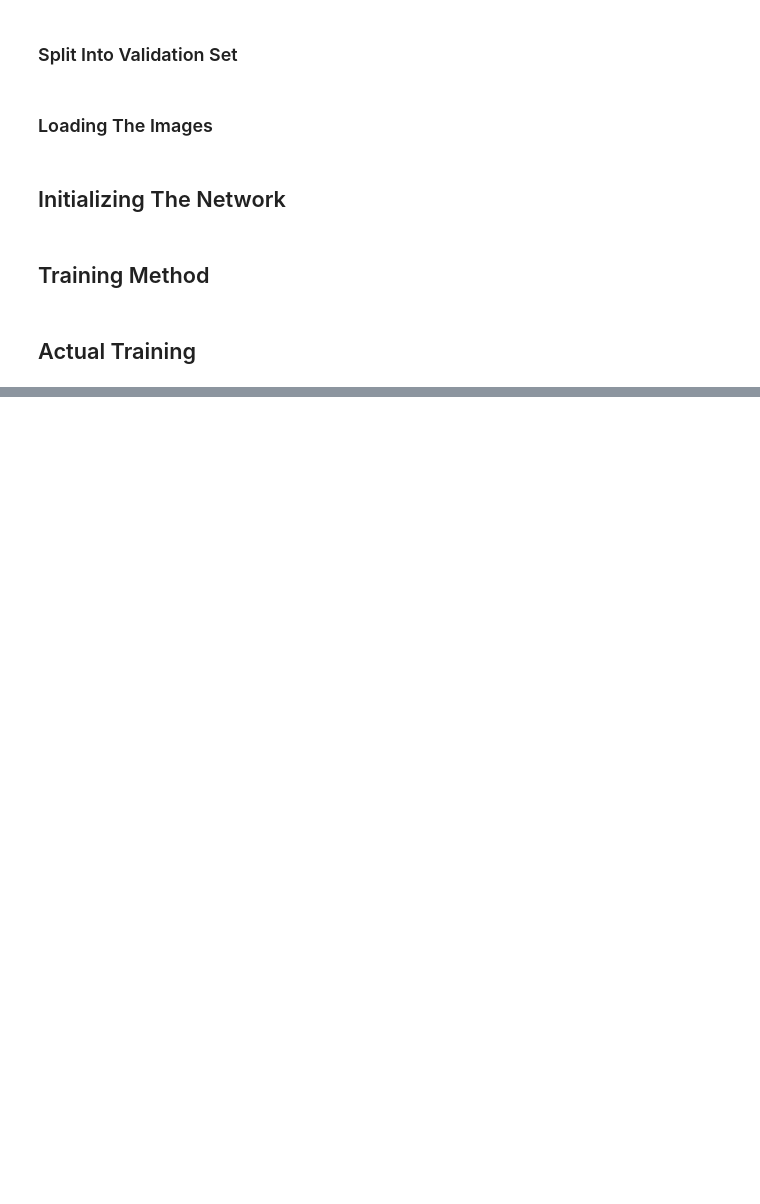
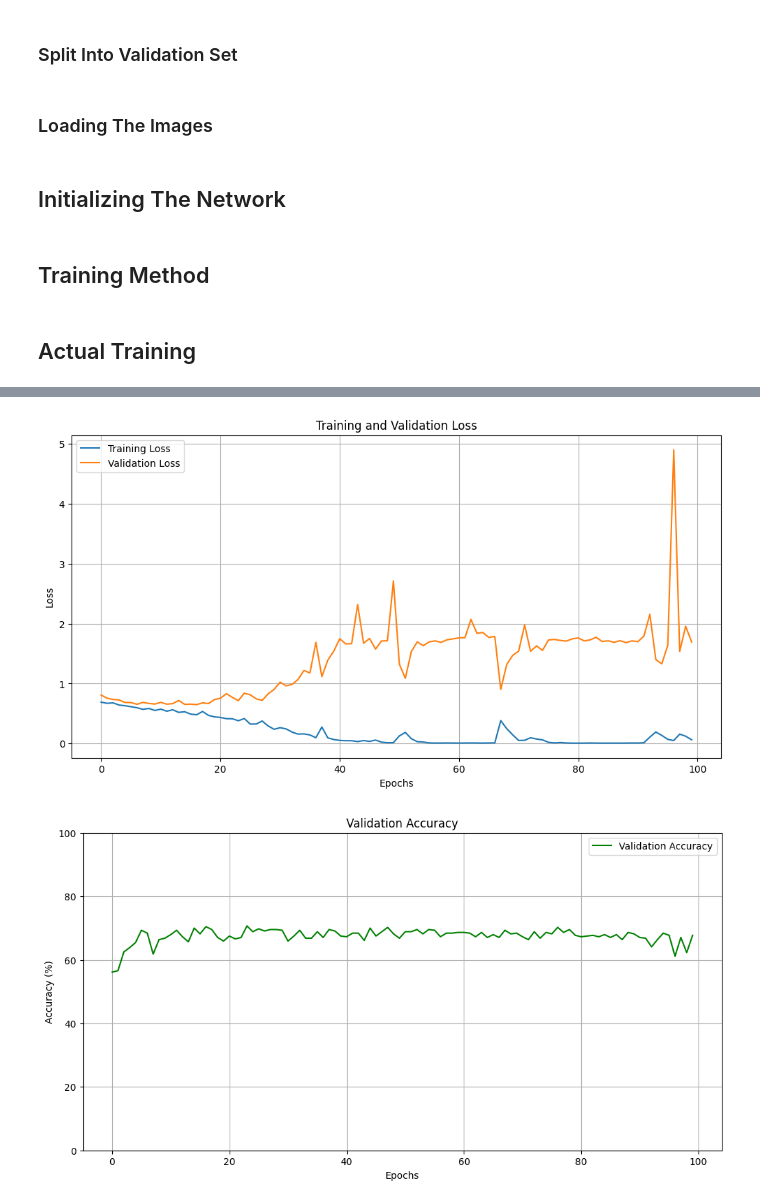
Before and after one commit to FoyerD/DL_A2, a Jupyter notebook: CNN.ipynb, the cells around one changed output, grey strips where cells are left out. Cells and saved outputs as stored; diff of their text form; code cells hidden in the pictures; blank space fills up the shorter version.

```diff
--- a/CNN.ipynb
+++ b/CNN.ipynb
@@ -53,3 +47,8 @@ match_dev_train_df, match_dev_val_df = train_test_split(
 mismatch_dev_train_df, mismatch_dev_val_df = train_test_split(
     mismatch_dev_train_df, test_size=0.2, random_state=42
 )
+
+match_dev_train_df = match_dev_train_df.reset_index(drop=True)
+match_dev_val_df = match_dev_val_df.reset_index(drop=True)
+mismatch_dev_train_df = mismatch_dev_train_df.reset_index(drop=True)
+mismatch_dev_val_df = mismatch_dev_val_df.reset_index(drop=True)
@@ -239,21 +264,19 @@ def train(model, train_loader, val_loader, loss_fn, optimizer, device, l2_lambda
 # %%
 model = TwinsCNN()
 device = torch.device("cuda" if torch.cuda.is_available() else "cpu")
-batch_size = 128
-train_loader = make_minibatches(match_dev_train_df, batch_size)
-val_loader = make_minibatches(match_dev_val_df, batch_size)
+batch_size = 32
 
 
 optimizer = torch.optim.Adam(model.parameters(), lr=0.001)
 loss_fn = nn.BCELoss()
 train_losses, val_losses, val_accuracies = train(
     model,
-    train_loader,
-    val_loader,
+    train_df,
+    val_df,
     loss_fn,
     optimizer,
     device,
     l2_lambda=0.01,
-    epochs=10
+    epochs=100
 )
 # %% [output]
@@ -260,0 +300,25 @@ TypeError: expected Tensor as element 69 in argument 0, but got Image
+# %%
+# Plot training and validation losses
+plt.figure(figsize=(12, 6))
+plt.plot(train_losses, label='Training Loss')
+plt.plot(val_losses, label='Validation Loss')
+plt.xlabel('Epochs')
+plt.ylabel('Loss')
+plt.title('Training and Validation Loss')
+plt.legend()
+plt.grid(True)
+plt.show()
+
+# Plot validation accuracies
+plt.figure(figsize=(12, 6))
+plt.plot(val_accuracies, label='Validation Accuracy', color='green')
+plt.xlabel('Epochs')
+plt.ylabel('Accuracy (%)')
+plt.title('Validation Accuracy')
+plt.ylim(0, 100)  # Set y-axis range from 0 to 100
+plt.legend()
+plt.grid(True)
+plt.show()
+# %% [output]
+[figure, added]
+[figure, added]
```
Also changed, not shown: parts of 8 cells of this notebook, 4 other files.
